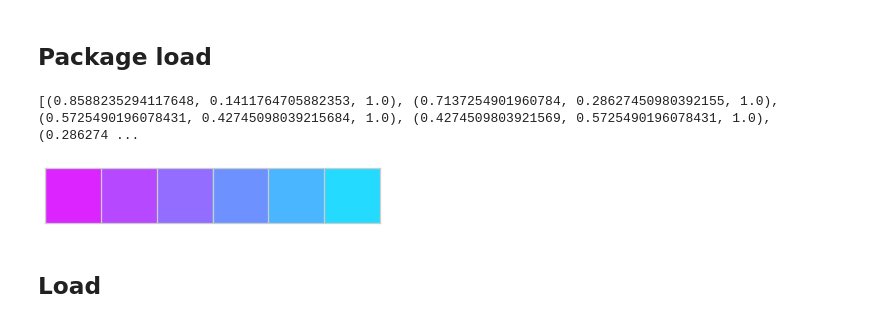
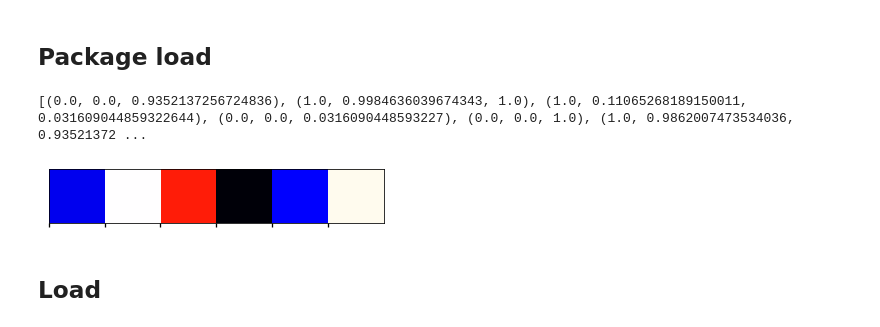
Before and after one commit to heathlikethecandybar/dsc-phase-2-project-v2-3, a Jupyter notebook: phase_2_project.ipynb, the cells around one changed output. Saved outputs shown, nothing was run; the diff lists cells and outputs as text; code cells hidden in the pictures.

```diff
--- a/phase_2_project.ipynb
+++ b/phase_2_project.ipynb
@@ -33,12 +39,12 @@ plt.style.use('seaborn-talk')
 
 %matplotlib inline
 # %%
-pal = sns.color_palette("cool_r")
+pal = sns.color_palette("flag_r")
 print(pal)
 sns.palplot(pal)
 # %% [output]
-[(0.8588235294117648, 0.1411764705882353, 1.0), (0.7137254901960784, 0.28627450980392155, 1.0), (0.5725490196078431, 0.42745098039215684, 1.0), (0.4274509803921569, 0.5725490196078431, 1.0), (0.286274 ...
+[(0.0, 0.0, 0.9352137256724836), (1.0, 0.9984636039674343, 1.0), (1.0, 0.11065268189150011, 0.031609044859322644), (0.0, 0.0, 0.0316090448593227), (0.0, 0.0, 1.0), (1.0, 0.9862007473534036, 0.93521372 ...
-[figure, old version]
+[figure, new version]
 # %% [markdown]
 ## Load
 # %%
```
Also changed, not shown: parts of 52 cells of this notebook.
